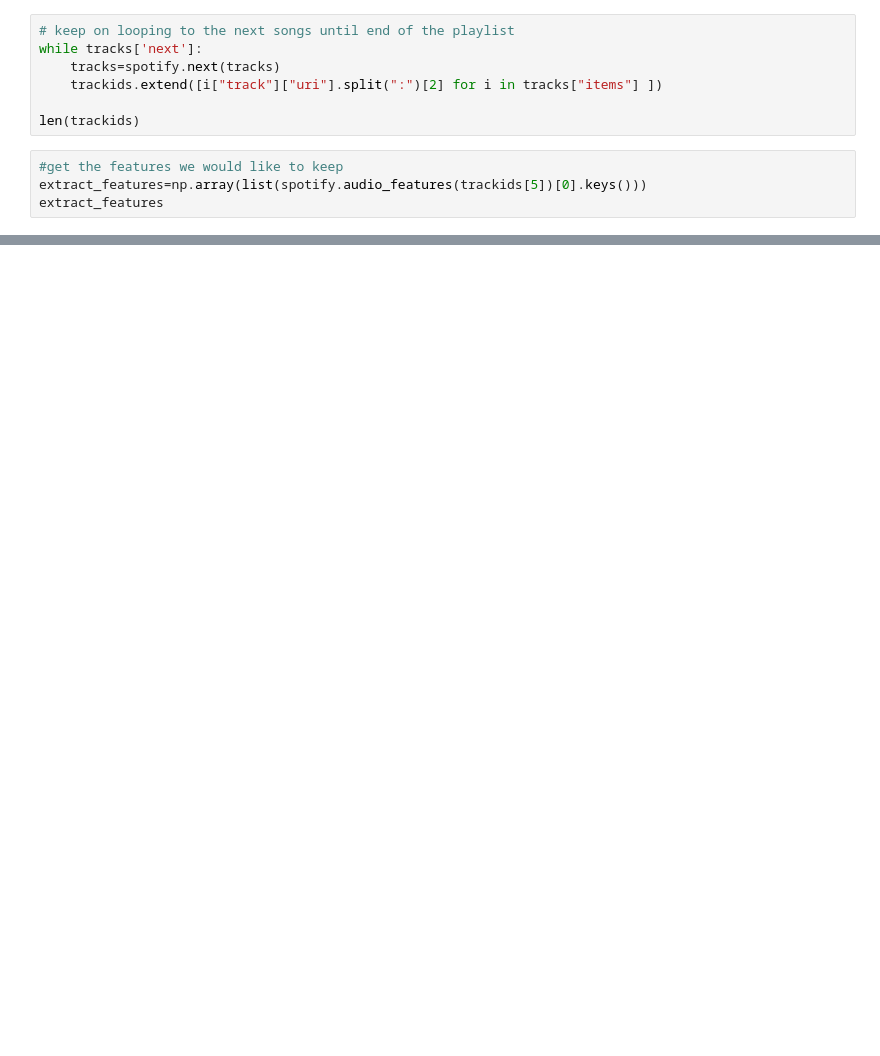
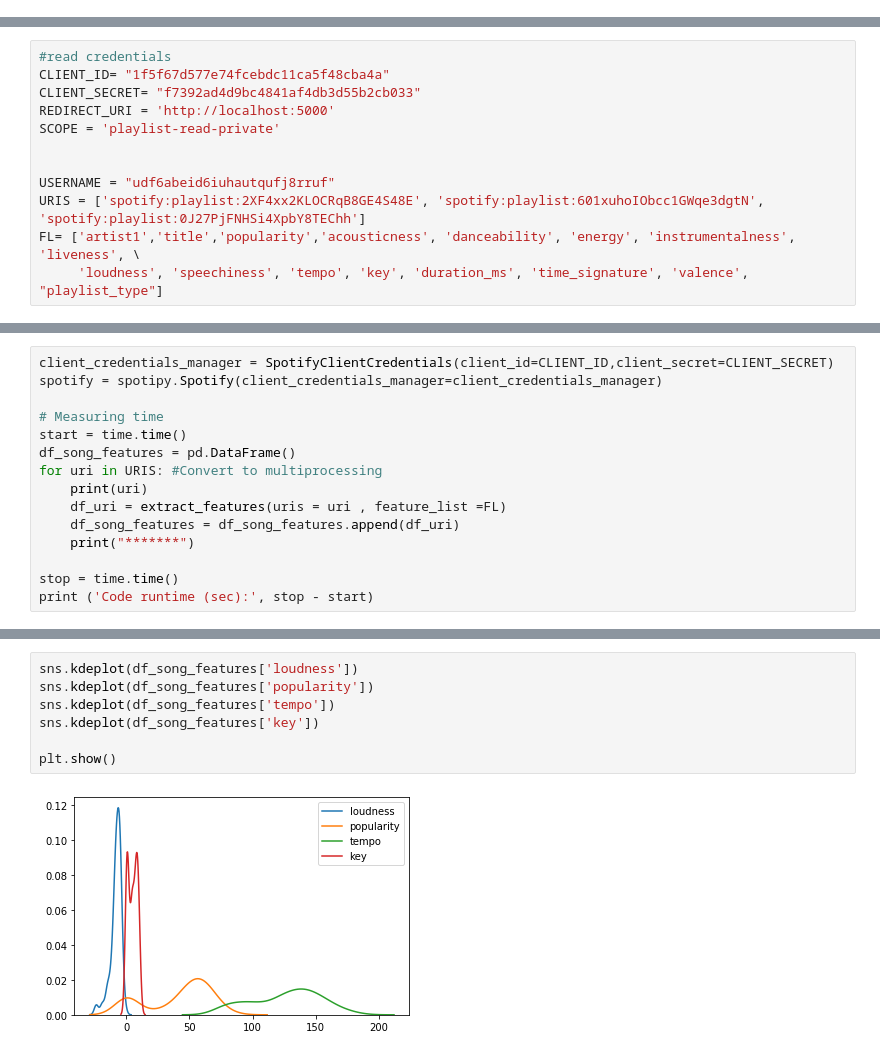
Before and after one commit to PriyaAKC/spoitfy_webscraping, a Jupyter notebook: Spotify_WebScraping.ipynb, the cells around one changed output, grey strips where cells are left out. Saved outputs shown, nothing was run; the diff lists cells and outputs as text; blank space fills up the shorter version.

Commit message:
updating with visualization

```diff
--- a/Spotify_WebScraping.ipynb
+++ b/Spotify_WebScraping.ipynb
@@ -39,11 +0,0 @@ len(trackids)
-# %%
-# keep on looping to the next songs until end of the playlist
-while tracks['next']:
-    tracks=spotify.next(tracks)
-    trackids.extend([i["track"]["uri"].split(":")[2] for i in tracks["items"] ])
-
-len(trackids)
-# %%
-#get the features we would like to keep
-extract_features=np.array(list(spotify.audio_features(trackids[5])[0].keys()))
-extract_features
@@ -91,0 +31,12 @@ Playlist
+# %%
+#read credentials
+CLIENT_ID= "1f5f67d577e74fcebdc11ca5f48cba4a"
+CLIENT_SECRET= "f7392ad4d9bc4841af4db3d55b2cb033"
+REDIRECT_URI = 'http://localhost:5000'
+SCOPE = 'playlist-read-private'
+
+
+USERNAME = "udf6abeid6iuhautqufj8rruf"
+URIS = ['spotify:playlist:2XF4xx2KLOCRqB8GE4S48E', 'spotify:playlist:601xuhoIObcc1GWqe3dgtN', 'spotify:playlist:0J27PjFNHSi4XpbY8TEChh']
+FL= ['artist1','title','popularity','acousticness', 'danceability', 'energy', 'instrumentalness', 'liveness', \
+     'loudness', 'speechiness', 'tempo', 'key', 'duration_ms', 'time_signature', 'valence', "playlist_type"]
@@ -91,0 +96,15 @@ Playlist
+# %%
+client_credentials_manager = SpotifyClientCredentials(client_id=CLIENT_ID,client_secret=CLIENT_SECRET)
+spotify = spotipy.Spotify(client_credentials_manager=client_credentials_manager)
+
+# Measuring time
+start = time.time()
+df_song_features = pd.DataFrame()
+for uri in URIS: #Convert to multiprocessing
+    print(uri)
+    df_uri = extract_features(uris = uri , feature_list =FL)
+    df_song_features = df_song_features.append(df_uri)
+    print("*******")
+
+stop = time.time()
+print ('Code runtime (sec):', stop - start)
@@ -91,0 +185,9 @@ Playlist
+# %%
+sns.kdeplot(df_song_features['loudness'])
+sns.kdeplot(df_song_features['popularity'])
+sns.kdeplot(df_song_features['tempo'])
+sns.kdeplot(df_song_features['key'])
+
+plt.show()
+# %% [output]
+[figure, added]
```
Also changed, not shown: parts of 17 cells of this notebook.
